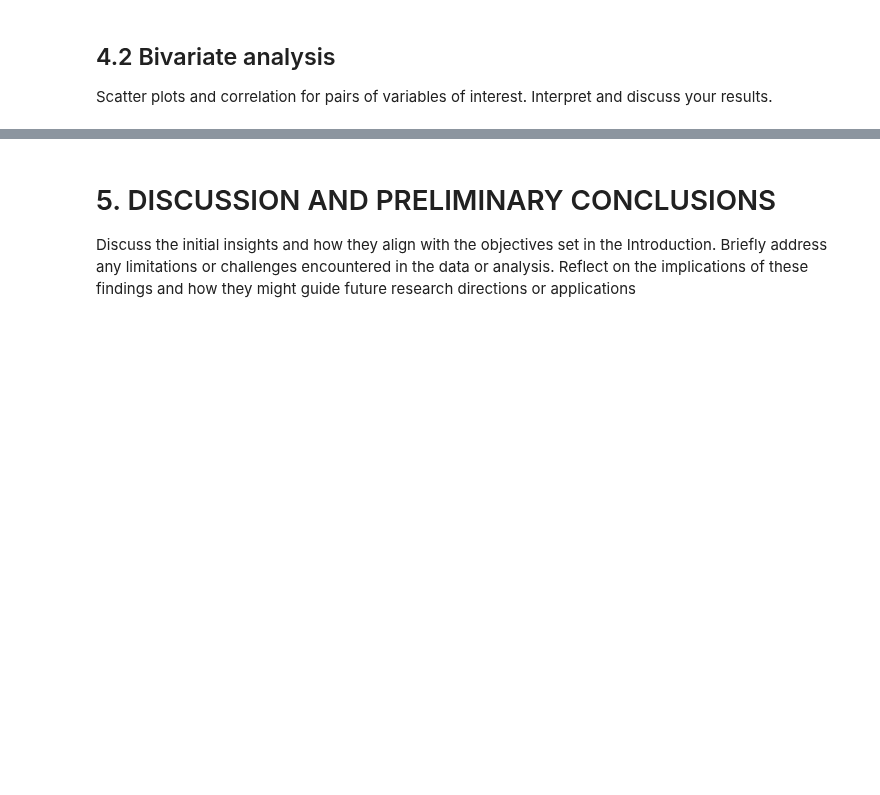
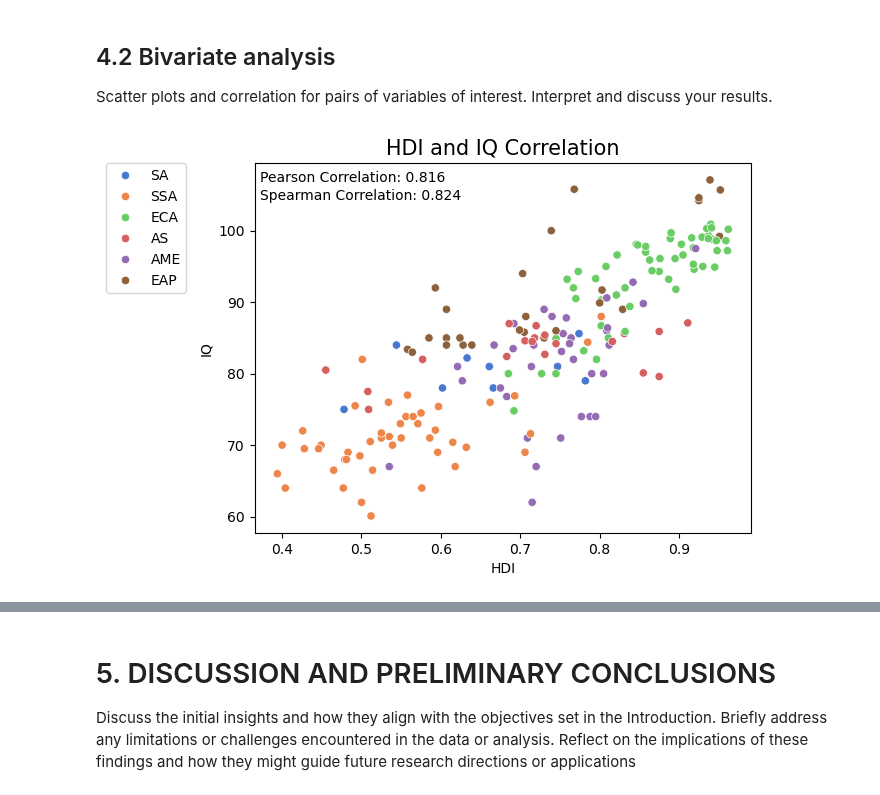
Before and after one commit to jakthehut/HDI-IQ-Analysis, a Jupyter notebook: hdi_iq_analysis.ipynb, the cells around one changed output, grey strips where cells are left out. Saved outputs shown, nothing was run; the diff lists cells and outputs as text; code cells hidden in the pictures; blank space fills up the shorter version.

Commit message:
Added bi-variate analysis of the data

```diff
--- a/hdi_iq_analysis.ipynb
+++ b/hdi_iq_analysis.ipynb
@@ -757,3 +759,15 @@ Scatter plots and correlation for pairs of variables of interest. Interpret and
 # %%
 # Idea: Create a scatter plot of HDI vs IQ
 # Idea: also analyze relationship between HDI Rank and IQ Rank
+# %%
+#Create a scatter plot of HDI and IQ correlation, adding a pearson correlation coefficient and a spearman correlation
+sns.scatterplot(data=merged_df, x='HDI', y='IQ', hue='Region', palette=color_dict)
+pearson_corr = merged_df['HDI'].corr(merged_df['IQ'], method='pearson')
+spearman_corr = merged_df['HDI'].corr(merged_df['IQ'], method='spearman')
+plt.text(0.01, 0.95, f"Pearson Correlation: {pearson_corr:.3f}", transform=plt.gca().transAxes, fontsize=10, alpha=1)
+plt.text(0.01, 0.90, f"Spearman Correlation: {spearman_corr:.3f}", transform=plt.gca().transAxes, fontsize=10, alpha = 1)
+plt.title('HDI and IQ Correlation', fontsize=15)
+plt.legend(bbox_to_anchor=(-0.3, 1), loc='upper left', borderaxespad=0.)
+plt.show()
+# %% [output]
+[figure, added]
```
Also changed, not shown: parts of 7 cells of this notebook.
